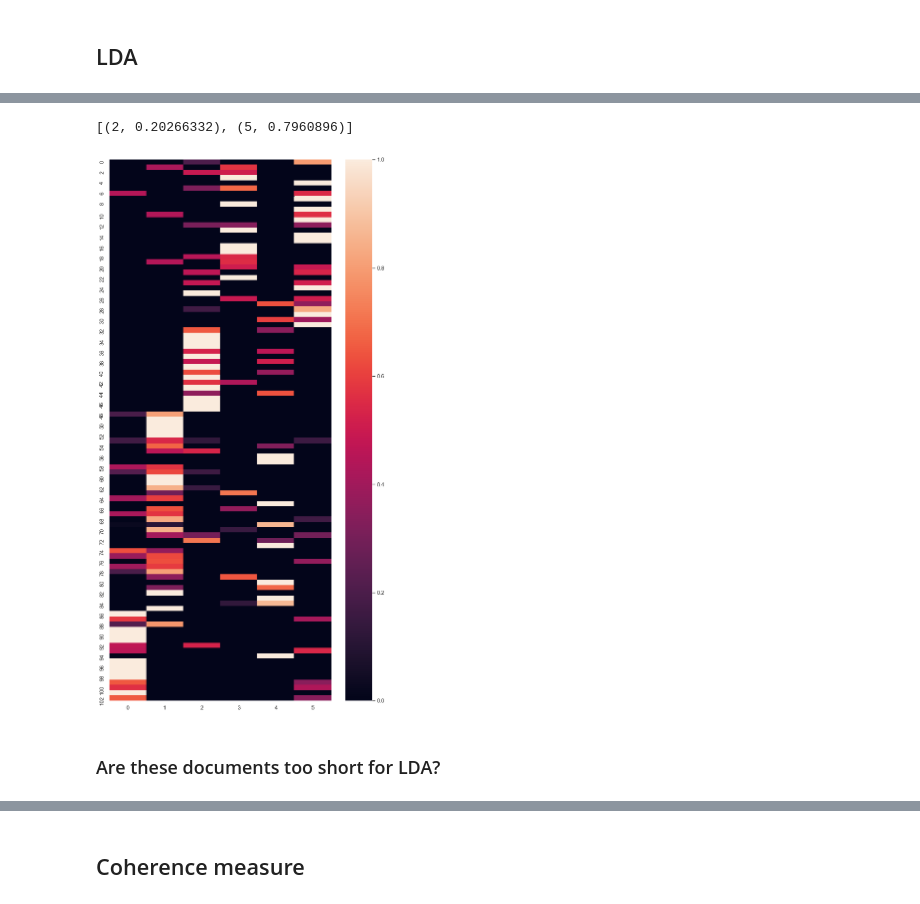
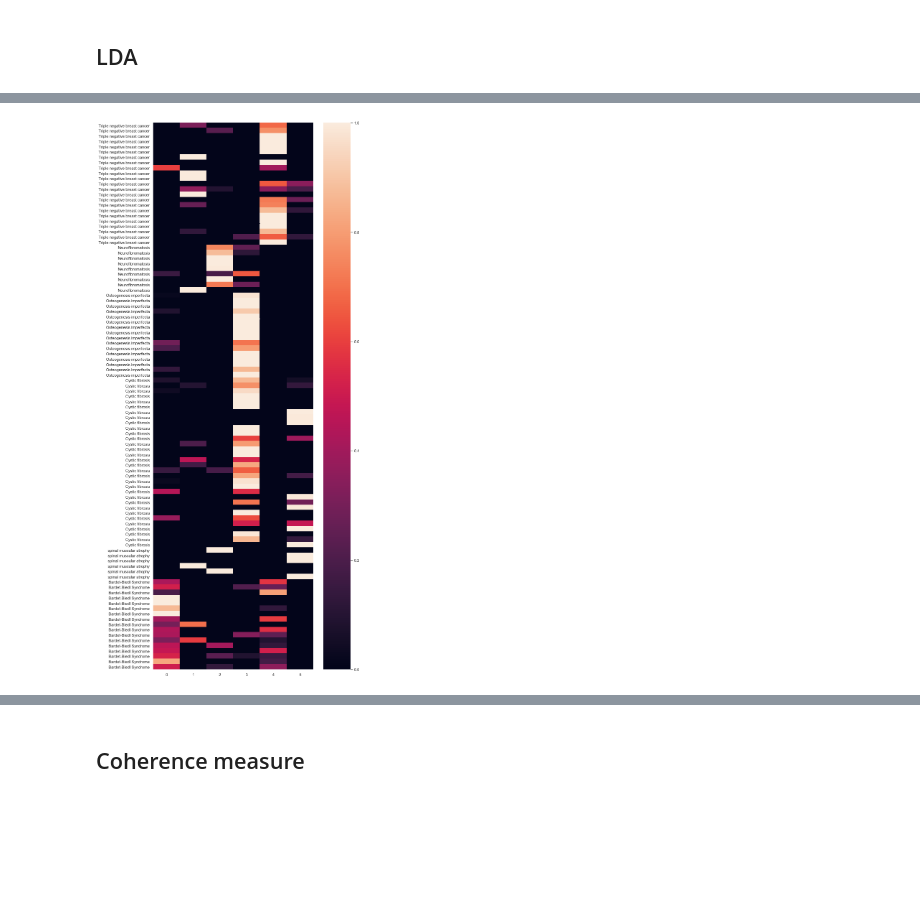
Before and after one commit to cbare/pubmed_miner, a Jupyter notebook: notebooks/experiments_with_lda.ipynb, the cells around one changed output, grey strips where cells are left out. Drawn from its saved outputs; the diff is of its cells as text; code cells hidden in the pictures; blank space fills up the shorter version.

```diff
--- a/notebooks/experiments_with_lda.ipynb
+++ b/notebooks/experiments_with_lda.ipynb
@@ -162,2 +222,6 @@ texts = [[w for w in t if df[w]>1] for t in texts]
+# %%
+texts = [text + [x for x in bigrams[text] if '_' in x]
+              + [x for x in trigrams[text] if '_' in x]
+         for text in texts]
 # %%
 dictionary = corpora.Dictionary(texts)
@@ -255,10 +236,14 @@ bigrams[texts[0]]
 ## LDA
 # %%
 from gensim.models.ldamodel import LdaModel
+# %%
+vectors = bows
 # %%
 %%time
 n_topics = 6
-lda = LdaModel(bows, id2word=dictionary, num_topics=n_topics,
+lda = LdaModel(vectors, id2word=dictionary, num_topics=n_topics,
                alpha='auto', eta='auto',
-               iterations=1000, passes=100)
+               iterations=500,
+               passes=1000,
+               eval_every=1)
 # %% [output]
@@ -284,9 +267,5 @@ lda.show_topics()
-# %%
-lda.get_document_topics(bows[0])
-# %% [output]
-[(2, 0.20266332), (5, 0.7960896)]
 # %%
 dtm = np.array([
     [dict(lda.get_document_topics(v)).get(topic, 0.0) for topic in range(n_topics)]
-    for v in bows
+    for v in vectors
 ])
@@ -297,7 +272,5 @@ import matplotlib.pyplot as plt
 # %%
-fig, ax = plt.subplots(figsize=(10,20))
-ax = sns.heatmap(dtm, vmin=0, vmax=1, ax=ax)
+fig, ax = plt.subplots(figsize=(10,28))
+ax = sns.heatmap(dtm, vmin=0, vmax=1, ax=ax, yticklabels=labeled_set.topic)
 # %% [output]
-[figure, old version]
+[figure, new version]
-# %% [markdown]
-### Are these documents too short for LDA?
```
Also changed, not shown: parts of 62 cells of this notebook.
